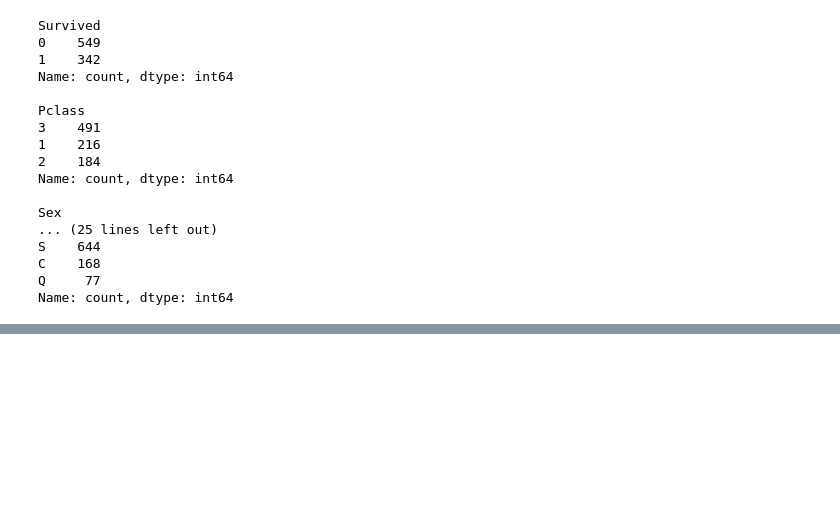
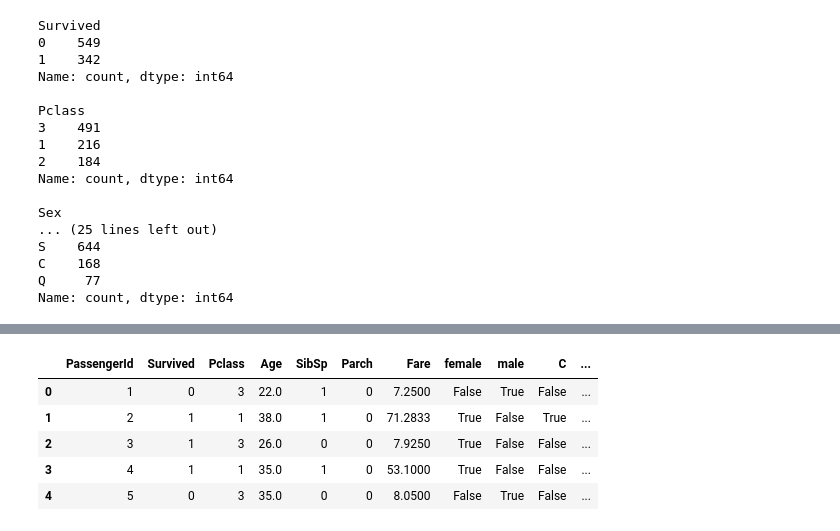
Before and after one commit to eusha54/ibm_data_science, a Jupyter notebook: 07_data_analysis_with_python/06-final_project-exploratory_data_analysis/03-kaggle_project-titanic_data.ipynb, the cells around one changed output, grey strips where cells are left out. Saved outputs shown, nothing was run; the diff lists cells and outputs as text; code cells hidden in the pictures; blank space fills up the shorter version.

```diff
--- a/07_data_analysis_with_python/06-final_project-exploratory_data_analysis/03-kaggle_project-titanic_data.ipynb
+++ b/07_data_analysis_with_python/06-final_project-exploratory_data_analysis/03-kaggle_project-titanic_data.ipynb
@@ -148,0 +176,18 @@ Name: count, dtype: int64
+# %%
+# One Hot encoding
+features = ["Sex", "Embarked"]
+
+for feature in features:
+    dummy_var = pd.get_dummies(df[feature])
+    df = pd.concat([df.drop(feature, axis=1), dummy_var], axis=1)
+# %%
+df = df.drop(["Name", "Ticket"], axis=1)
+# %%
+df.head()
+# %% [output]
+|  | PassengerId | Survived | Pclass | Age | SibSp | Parch | Fare | female | male | C | ... |
+| 0 | 1 | 0 | 3 | 22.0 | 1 | 0 | 7.2500 | False | True | False | ... |
+| 1 | 2 | 1 | 1 | 38.0 | 1 | 0 | 71.2833 | True | False | True | ... |
+| 2 | 3 | 1 | 3 | 26.0 | 0 | 0 | 7.9250 | True | False | False | ... |
+| 3 | 4 | 1 | 1 | 35.0 | 1 | 0 | 53.1000 | True | False | False | ... |
+| 4 | 5 | 0 | 3 | 35.0 | 0 | 0 | 8.0500 | False | True | False | ... |
```
Also changed, not shown: parts of 12 cells of this notebook, 2 other files.
